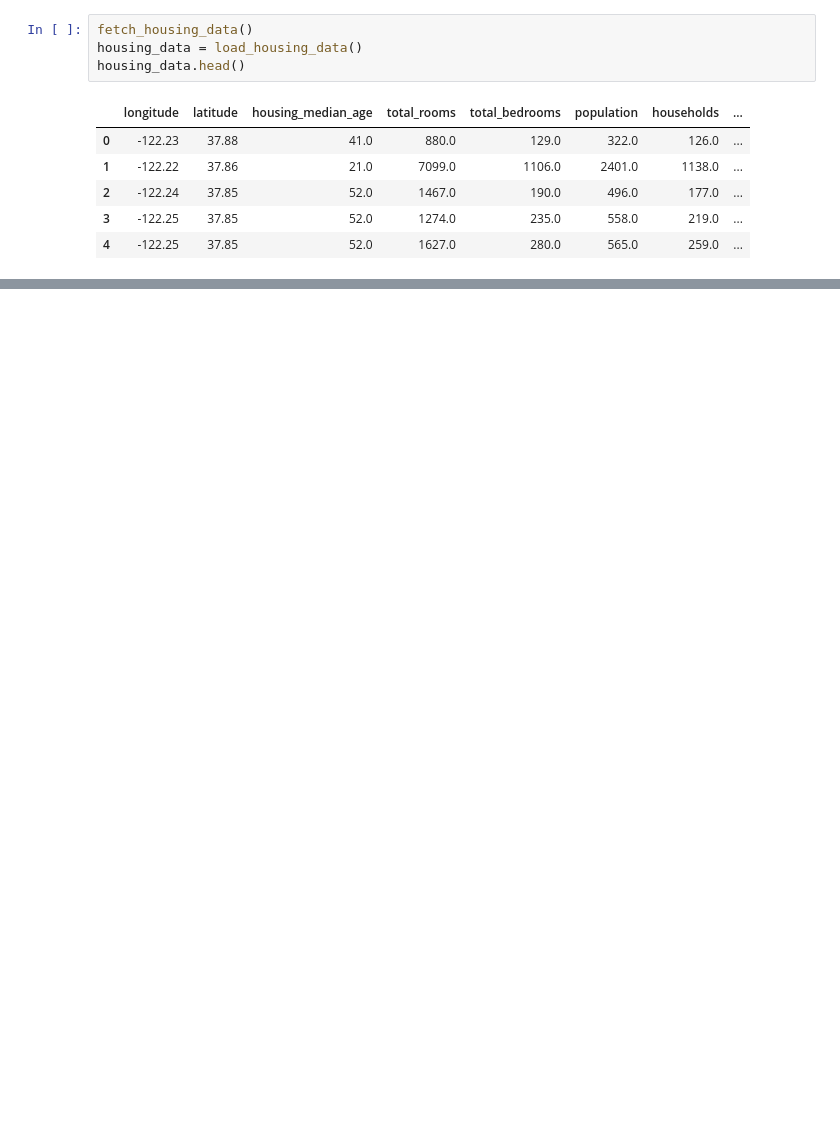
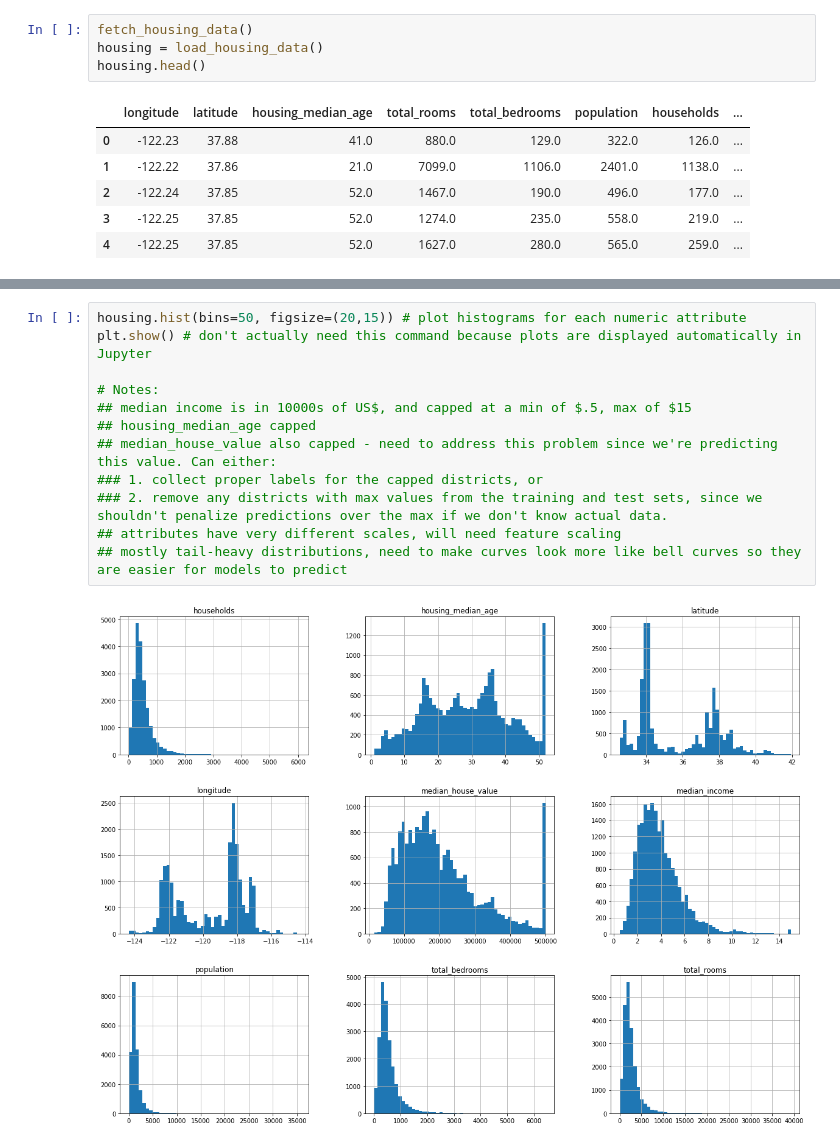
Before and after one commit to amihays/housing, a Jupyter notebook: housing.ipynb, the cells around one changed output, grey strips where cells are left out. Drawn from its saved outputs; the diff is of its cells as text; blank space fills up the shorter version.

Commit message:
Add some data insights

```diff
--- a/housing.ipynb
+++ b/housing.ipynb
@@ -21,8 +24,8 @@ def load_housing_data(housing_path=HOUSING_PATH):
     return pd.read_csv(csv_path)
 # %%
 fetch_housing_data()
-housing_data = load_housing_data()
-housing_data.head()
+housing = load_housing_data()
+housing.head()
 # %% [output]
 |  | longitude | latitude | housing_median_age | total_rooms | total_bedrooms | population | households | ... |
 | 0 | -122.23 | 37.88 | 41.0 | 880.0 | 129.0 | 322.0 | 126.0 | ... |
@@ -32,0 +77,14 @@ housing_data.head()
+# %%
+housing.hist(bins=50, figsize=(20,15)) # plot histograms for each numeric attribute
+plt.show() # don't actually need this command because plots are displayed automatically in Jupyter
+
+# Notes:
+## median income is in 10000s of US$, and capped at a min of $.5, max of $15
+## housing_median_age capped
+## median_house_value also capped - need to address this problem since we're predicting this value. Can either:
+### 1. collect proper labels for the capped districts, or
+### 2. remove any districts with max values from the training and test sets, since we shouldn't penalize predictions over the max if we don't know actual data.
+## attributes have very different scales, will need feature scaling
+## mostly tail-heavy distributions, need to make curves look more like bell curves so they are easier for models to predict
+# %% [output]
+[figure, added]
```
Also changed, not shown: parts of 5 cells of this notebook.
